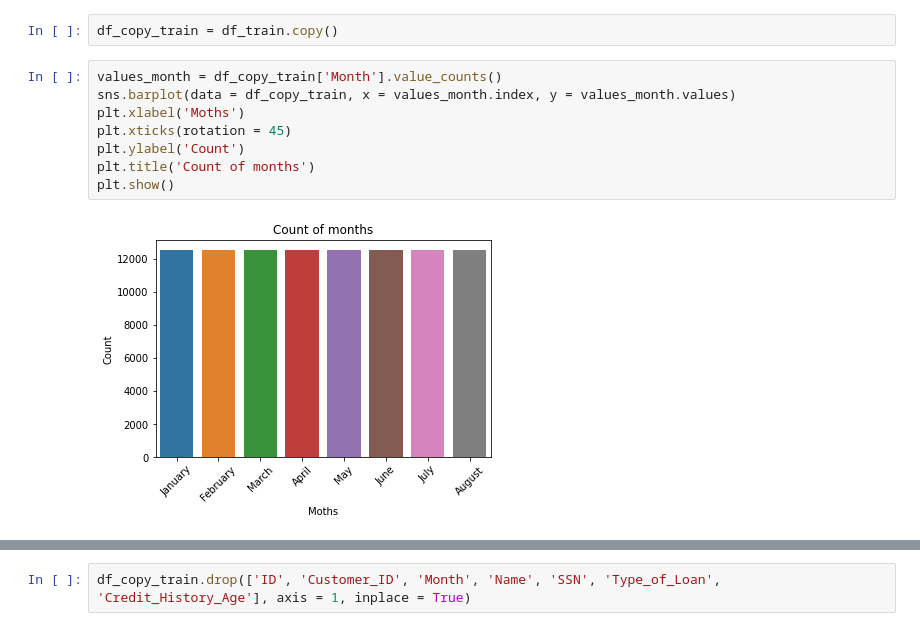
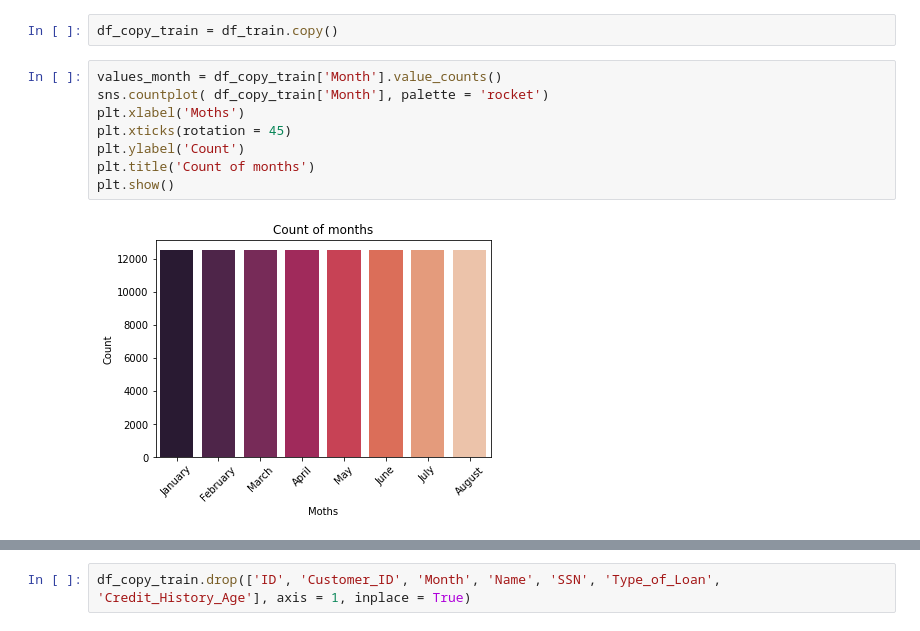
Before and after one commit to earo12/Credit-Score-Classification, a Jupyter notebook: Credit_Score_Classification.ipynb, the cells around one changed output, grey strips where cells are left out. Cells and saved outputs as stored; diff of their text form.

```diff
--- a/Credit_Score_Classification.ipynb
+++ b/Credit_Score_Classification.ipynb
@@ -80,11 +80,11 @@ df_train.describe().T
 df_copy_train = df_train.copy()
 # %%
 values_month = df_copy_train['Month'].value_counts()
-sns.barplot(data = df_copy_train, x = values_month.index, y = values_month.values)
+sns.countplot( df_copy_train['Month'], palette = 'rocket')
 plt.xlabel('Moths')
 plt.xticks(rotation = 45)
 plt.ylabel('Count')
 plt.title('Count of months')
 plt.show()
 # %% [output]
-[figure, old version]
+[figure, new version]
```
Also changed, not shown: parts of 1 cell of this notebook.
